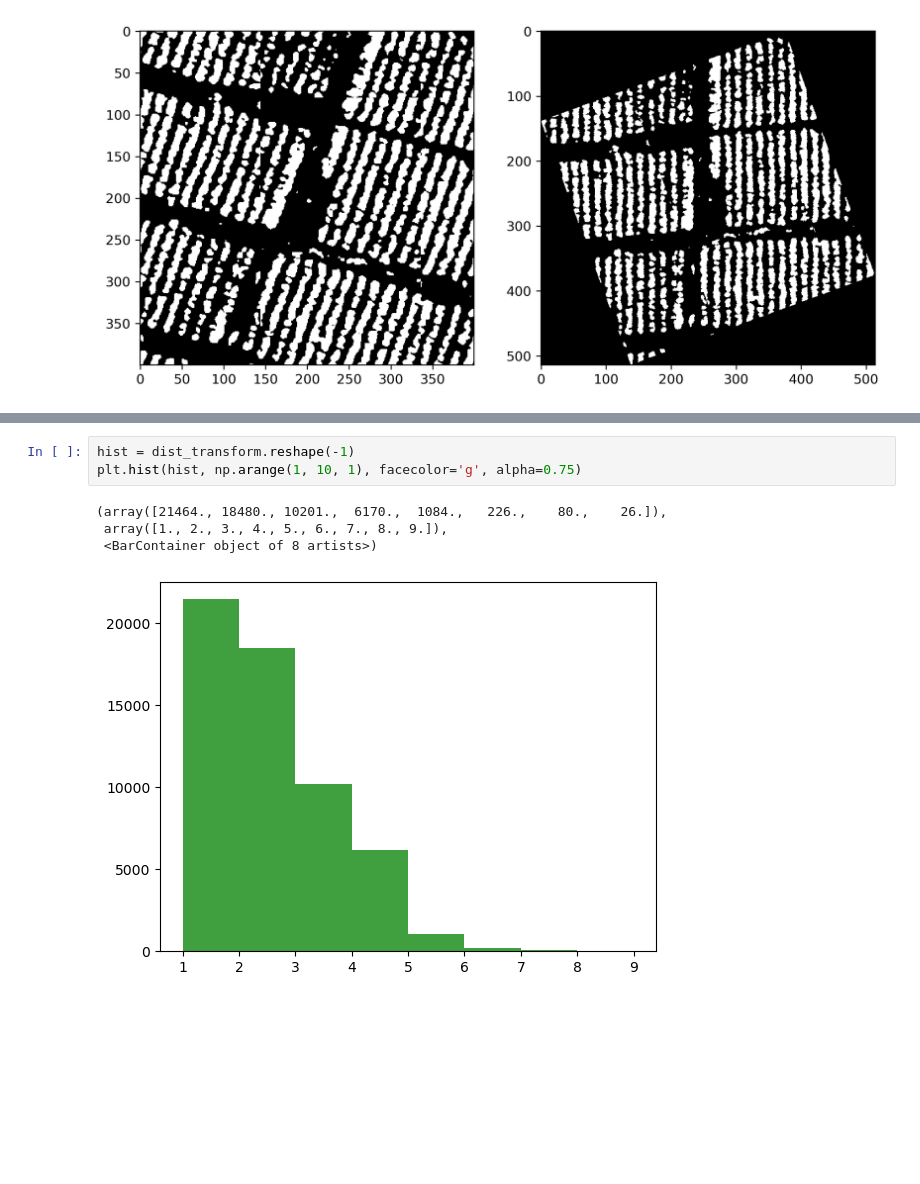
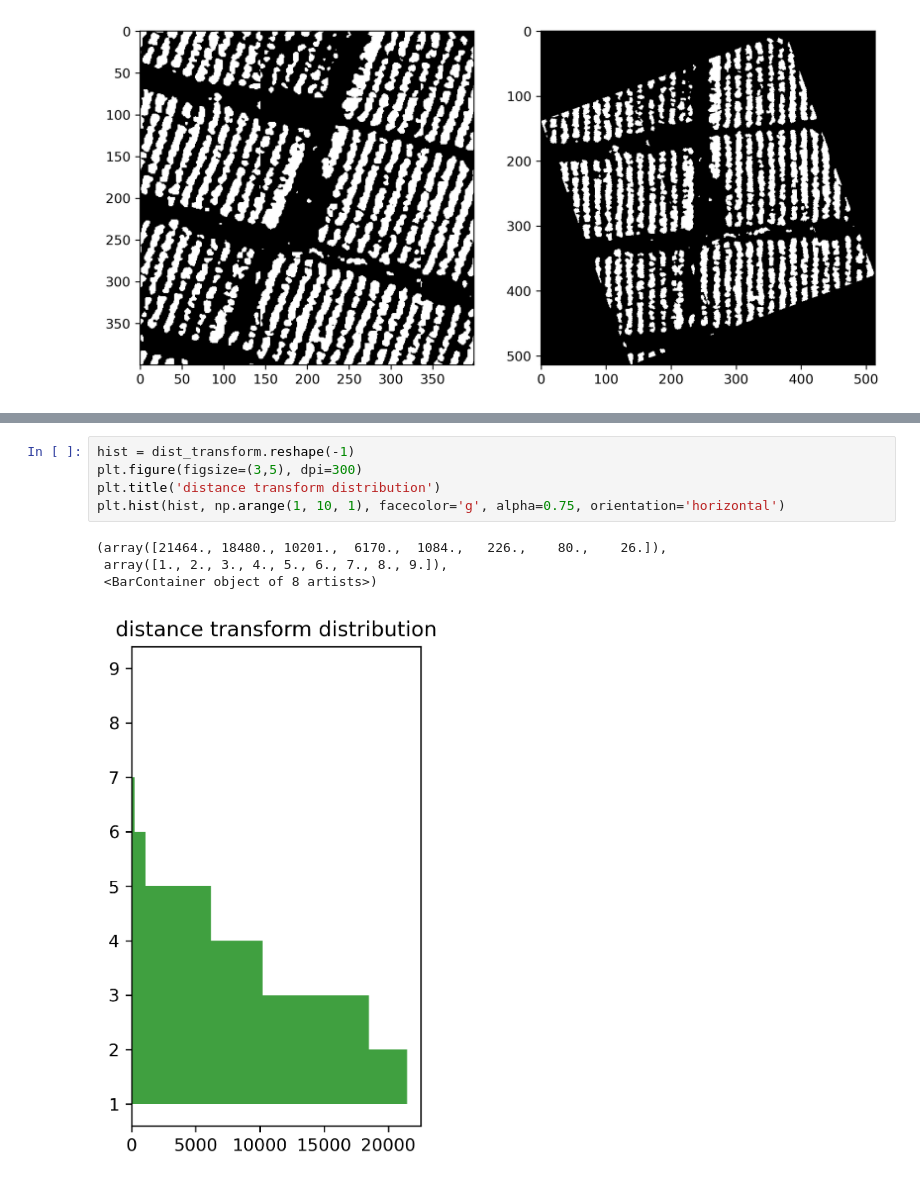
Before and after one commit to yiguanxianyu/tobacco_plant_count, a Jupyter notebook: image_process/erosion.ipynb, the cells around one changed output, grey strips where cells are left out. Saved outputs shown, nothing was run; the diff lists cells and outputs as text; blank space fills up the shorter version.

```diff
--- a/image_process/erosion.ipynb
+++ b/image_process/erosion.ipynb
@@ -108,11 +113,13 @@ plt.imshow(dist_transform, cmap='gray', vmin=0, vmax=dist_transform.max())
 # %%
 hist = dist_transform.reshape(-1)
-plt.hist(hist, np.arange(1, 10, 1), facecolor='g', alpha=0.75)
+plt.figure(figsize=(3,5), dpi=300)
+plt.title('distance transform distribution')
+plt.hist(hist, np.arange(1, 10, 1), facecolor='g', alpha=0.75, orientation='horizontal')
 # %% [output]
 (array([21464., 18480., 10201.,  6170.,  1084.,   226.,    80.,    26.]),
  array([1., 2., 3., 4., 5., 6., 7., 8., 9.]),
  <BarContainer object of 8 artists>)
-[figure, old version]
+[figure, new version]
 # %%
 # 距离变换
 dist_transform = cv.distanceTransform(open_m, cv.DIST_L2, 5)
```
Also changed, not shown: parts of 7 cells of this notebook, 4 other files.
